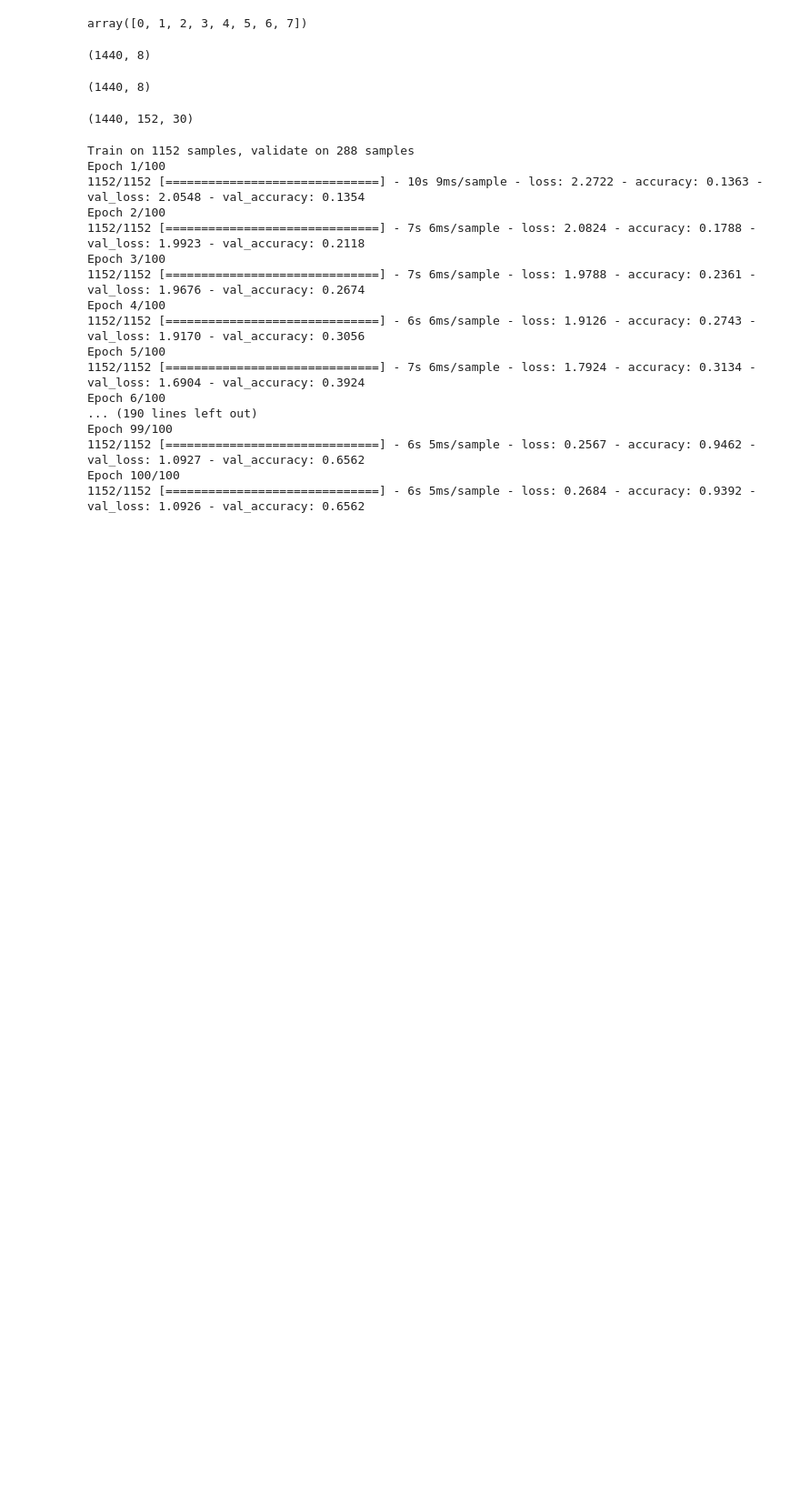
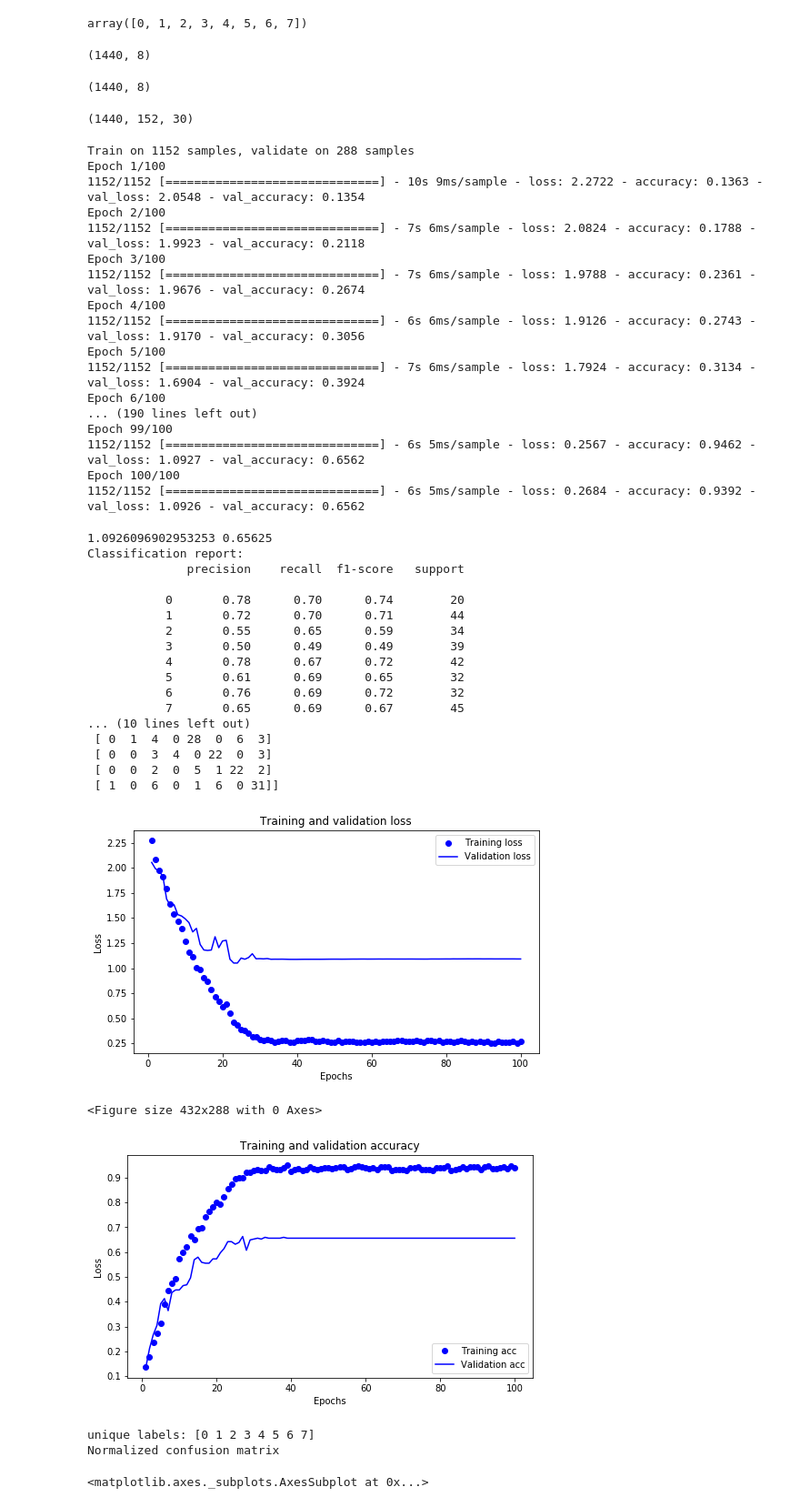
Before and after one commit to Yunhua468/Audio-Visual-Emotion-and-Sentiment-Research, a Jupyter notebook: Notebooks/Yunhua/DL_project_audio_speech.ipynb, the cells around one changed output. Shown at 91% size. Drawn from its saved outputs; the diff is of its cells as text; code cells hidden in the pictures; blank space fills up the shorter version.

```diff
--- a/Notebooks/Yunhua/DL_project_audio_speech.ipynb
+++ b/Notebooks/Yunhua/DL_project_audio_speech.ipynb
@@ -231,7 +238,7 @@ def build_model(input_shape, num_classes):
                   metrics=['accuracy'])
     return model
 # %%
-model = build_model(input_shape=(features.shape[1], features.shape[2]), num_classes=8)
+model = build_model(input_shape=(features.shape[1], features.shape[2]), num_classes=labels.shape[1])
 # %%
 labels.shape
 # %% [output]
@@ -266,3 +273,35 @@ Epoch 99/100
 1152/1152 [==============================] - 6s 5ms/sample - loss: 0.2567 - accuracy: 0.9462 - val_loss: 1.0927 - val_accuracy: 0.6562
 Epoch 100/100
 1152/1152 [==============================] - 6s 5ms/sample - loss: 0.2684 - accuracy: 0.9392 - val_loss: 1.0926 - val_accuracy: 0.6562
+# %%
+def draw_hist(hist):
+    acc = hist.history['accuracy']
+    val_acc = hist.history['val_accuracy']
+    loss = hist.history['loss']
+    val_loss = hist.history['val_loss']
+
+    epochs = range(1, len(acc) + 1)
+
+    # "bo" is for "blue dot"
+    plt.figure(figsize=(8, 4.5))
+    plt.plot(epochs, loss, 'bo', label='Training loss')
+    # b is for "solid blue line"
+    plt.plot(epochs, val_loss, 'b', label='Validation loss')
+    plt.title('Training and validation loss')
+    plt.xlabel('Epochs')
+    plt.ylabel('Loss')
+    plt.legend()
+    plt.show()
+
+    plt.clf()   # clear figure
+    acc_values = acc
+    val_acc_values = val_acc
+
+    plt.figure(figsize=(8, 4.5))
+    plt.plot(epochs, acc, 'bo', label='Training acc')
+    plt.plot(epochs, val_acc, 'b', label='Validation acc')
+    plt.title('Training and validation accuracy')
+    plt.xlabel('Epochs')
+    plt.ylabel('Loss')
+    plt.legend()
+    plt.show()
@@ -268,0 +364,34 @@ Epoch 100/100
+# %%
+test_loss, test_acc = model.evaluate(x_test, y_test, verbose=0)
+print(test_loss, test_acc)
+pred_labels = model.predict(x_test)
+print('Classification report: ')
+print(classification_report(np.argmax(y_test, axis=1), np.argmax(pred_labels, axis=1)))
+print('Confusion matrix: ')
+print(confusion_matrix(np.argmax(y_test, axis=1), np.argmax(pred_labels, axis=1)))
+draw_hist(hist)
+plot_confusion_matrix(np.argmax(y_test, axis=1), np.argmax(pred_labels, axis=1), normalize=True, classes=[str(i) for i in range(10)])
+# %% [output]
+1.0926096902953253 0.65625
+Classification report:
+              precision    recall  f1-score   support
+
+           0       0.78      0.70      0.74        20
+           1       0.72      0.70      0.71        44
+           2       0.55      0.65      0.59        34
+           3       0.50      0.49      0.49        39
+           4       0.78      0.67      0.72        42
+           5       0.61      0.69      0.65        32
+           6       0.76      0.69      0.72        32
+           7       0.65      0.69      0.67        45
+... (10 lines left out)
+ [ 0  1  4  0 28  0  6  3]
+ [ 0  0  3  4  0 22  0  3]
+ [ 0  0  2  0  5  1 22  2]
+ [ 1  0  6  0  1  6  0 31]]
+[figure, added]
+<Figure size 432x288 with 0 Axes>
+[figure, added]
+unique labels: [0 1 2 3 4 5 6 7]
+Normalized confusion matrix
+<matplotlib.axes._subplots.AxesSubplot at 0x...>
```
Also changed, not shown: parts of 3 cells of this notebook.
